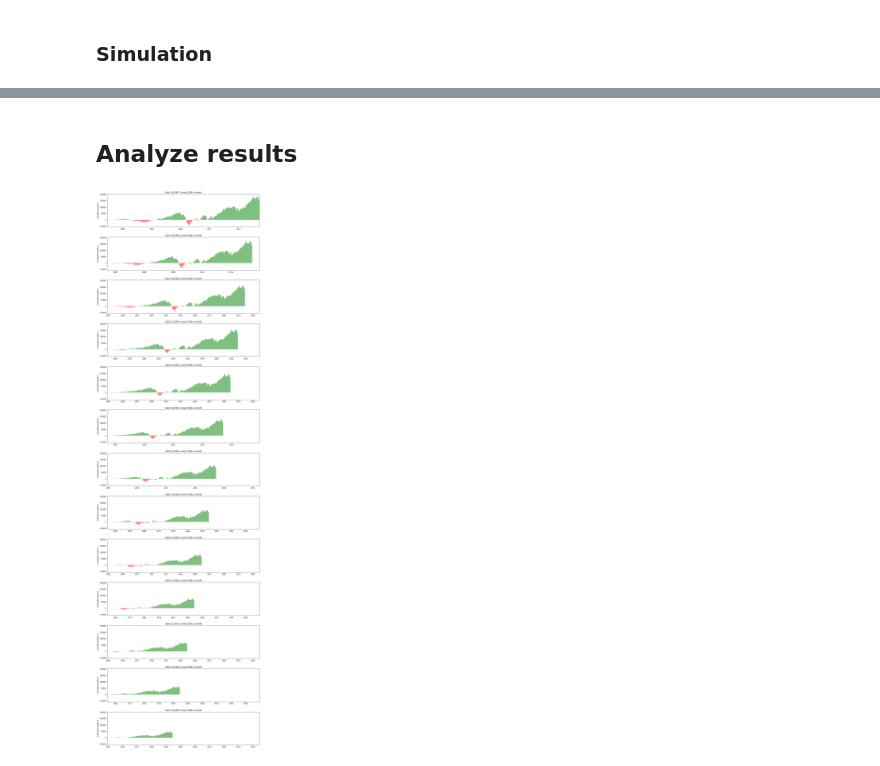
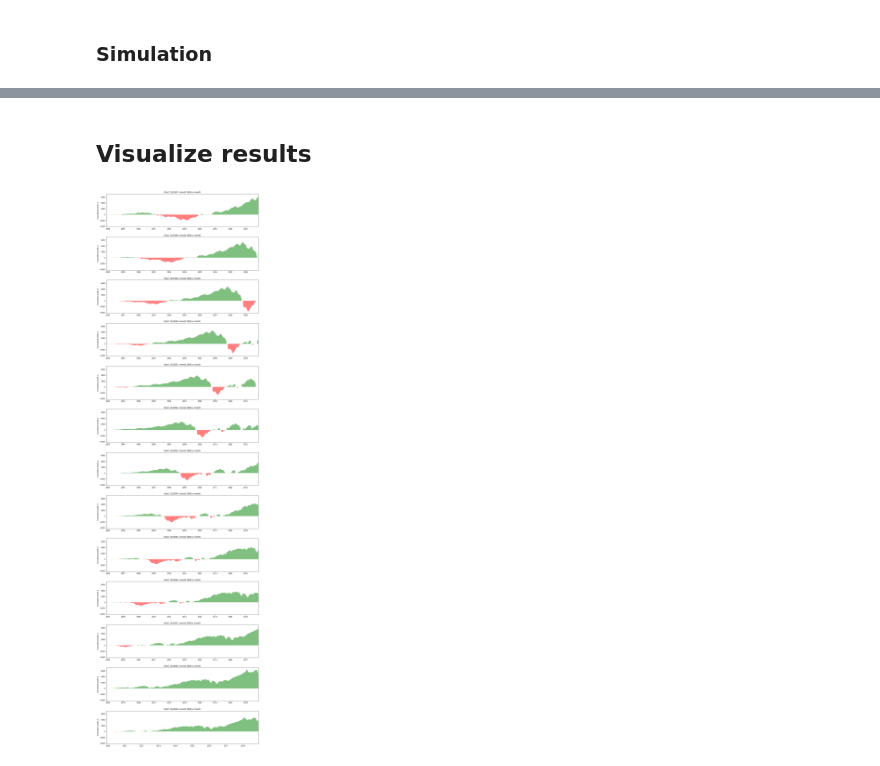
Before and after one commit to mikaelahonen/economical-cycle-timing, a Jupyter notebook: notebook-analysis.ipynb, the cells around one changed output, grey strips where cells are left out. Drawn from its saved outputs; the diff is of its cells as text; code cells hidden in the pictures.

```diff
--- a/notebook-analysis.ipynb
+++ b/notebook-analysis.ipynb
@@ -77,6 +78,9 @@ first_year = 1997
 
 #The last year of the simulation
 last_year = 2009
+
+#Duration of investment in years
+dur_y = 10
 
 #Create a range from the first and the last years
 years = list(range(first_year, last_year + 1))
@@ -131,10 +193,10 @@ plt.show()
 ### Simulation
 # %%
 annual_dfs = []
+kpi_dfs = []
 
 #Loop each starting year
 for y in years:
-    #print("Year: {}".format(y))
 
     #Get cumulative sum of values when starting
     first_row = df_tf[(df_tf['year']==y) & (df_tf['month']==month)].iloc[0]
@@ -143,8 +205,13 @@ for y in years:
     first_date = first_row['date']
     first_order = first_row['order']
 
+    #Get the last data of the investment
+    last_m = str(month).zfill(2)
+    last_y = y + dur_y
+    last_date = np.datetime64('{}-{}-01'.format(last_y, last_m)) - np.timedelta64(1, 'D')
+
     #Get only dates after this year
-    df_y = df_tf[df_tf['date']>=first_date].copy()
+    df_y = df_tf[(df_tf['date']>=first_date) & (df_tf['date']<=last_date)].copy()
 
     #Calculate KPIs
     df_y['shares_cum_after'] = df_y['shares_cum'] - first_shares_cum + first_shares
@@ -154,18 +221,46 @@ for y in years:
     df_y['profit_abs'] = (df_y['shares_cum_before'] * df_y['price']) - ((df_y['order_y'] - 1) * inv)
     df_y['profit_rate'] = (df_y['shares_cum_before'] * df_y['price']) / ((df_y['order_y'] - 1) * inv) - 1
     df_y['profit_rate_annual'] = (df_y['profit_rate']+1) ** (1 / (df_y['order_y']/12/2))-1
+    df_y['is_profit'] = np.where(df_y['profit_abs']>0, True, False)
 
     #Tag the year when investing started
     df_y['start_y'] = y
 
+    #Calculate KPI values
+    n_rows = df_y.shape[0]
+    #Calculate months were shares would have made profit
+    n_pos = np.where(df_y['profit_abs']>0, 1, 0).sum()
+    #Calculate months were shares would NOT have made profit
+    n_neg = np.where(df_y['profit_abs']<=0, 1, 0).sum()
+
+    trgt = first_target(df_y, target=1000)
+
+    longest_neg = longest_streak(df_y)
+
+    #Note: First month is never positive or negative
+    dict_kpi = [{
+        'y': y,
+        'n_rows': n_rows,
+        'n_pos': n_pos,
+        'n_neg': n_neg,
+        'neg_rate': n_neg/n_rows,
+        'longest_neg': longest_neg,
+        'target_profit': trgt,
+    }]
+
+    df_kpi = pd.DataFrame(dict_kpi)
 
     #display(df_y.head())
 
     annual_dfs.append(df_y)
+    kpi_dfs.append(df_kpi)
 
 df_results = pd.concat(annual_dfs)
+df_kpis = pd.concat(kpi_dfs)
 
 #Show top rows
-display(df_results.head(12))
+display(df_results.head())
+
+display(df_kpis.head(13))
 # %% [output]
 |  | date | price | price_cum | shares | shares_cum | year | month | order | shares_cum_after | ... |
@@ -184,5 +286,5 @@ display(df_results.head(12))
 # %% [markdown]
-## Analyze results
+## Visualize results
 # %%
 #Initialize plot
 n_plots = len(years)
@@ -193,33 +295,32 @@ i=0
 for y in years:
 
     #Data Frame to visualize the year
     df_yvis = df_results[df_results['start_y']==y]
 
     #Draw the plot
     dates = df_yvis['date'].values.astype('datetime64[D]')
     profit = df_yvis['profit_abs']
 
     #Area chart
     ax[i].fill_between(dates, profit, where=profit<=0, facecolor='r', alpha=0.5)
     ax[i].fill_between(dates, profit, where=profit>=0, facecolor='g', alpha=0.5)
 
     #Subplot title
     ax[i].set_title("Start {}/{}, Invest {}$ a month".format(month, y, inv))
     ax[i].set_ylabel("Cumulative profit, $")
 
     #Subplot y limits
     #ax[i].set_ylim([-50, 100])
 
     #X limits
     x_min = df_yvis['date'].min()
-    x_max= df_yvis['date'].max() + np.timedelta64((y - first_year) * 365, 'D')
-
+    x_max= df_yvis['date'].max()
     ax[i].set_xlim(x_min, x_max)
 
     plt.subplots_adjust(top=2, hspace=0.3)
 
     i += 1
 
 plt.show()
 # %% [output]
-[figure, old version]
+[figure, new version]
```
Also changed, not shown: parts of 4 cells of this notebook.
